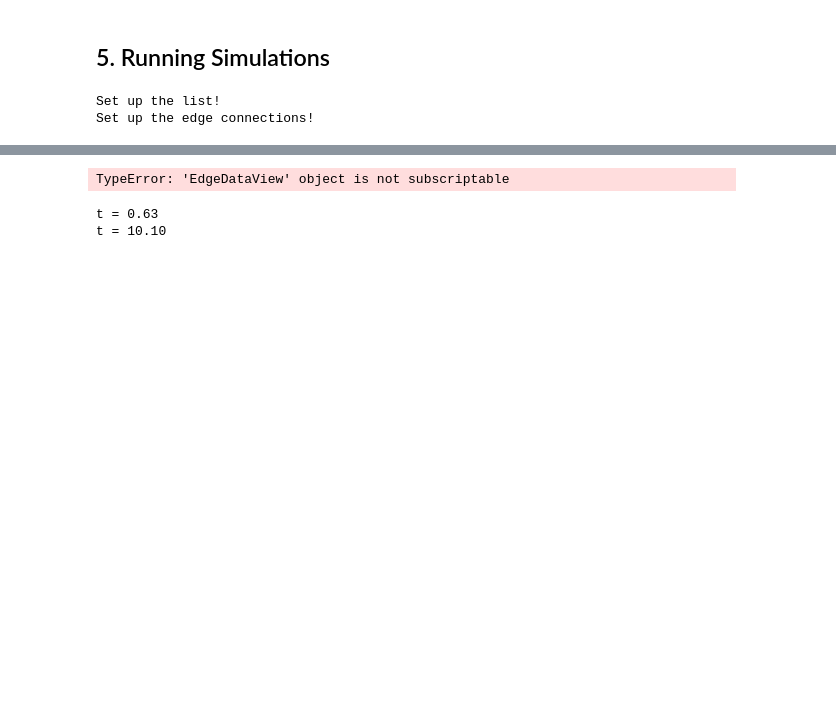
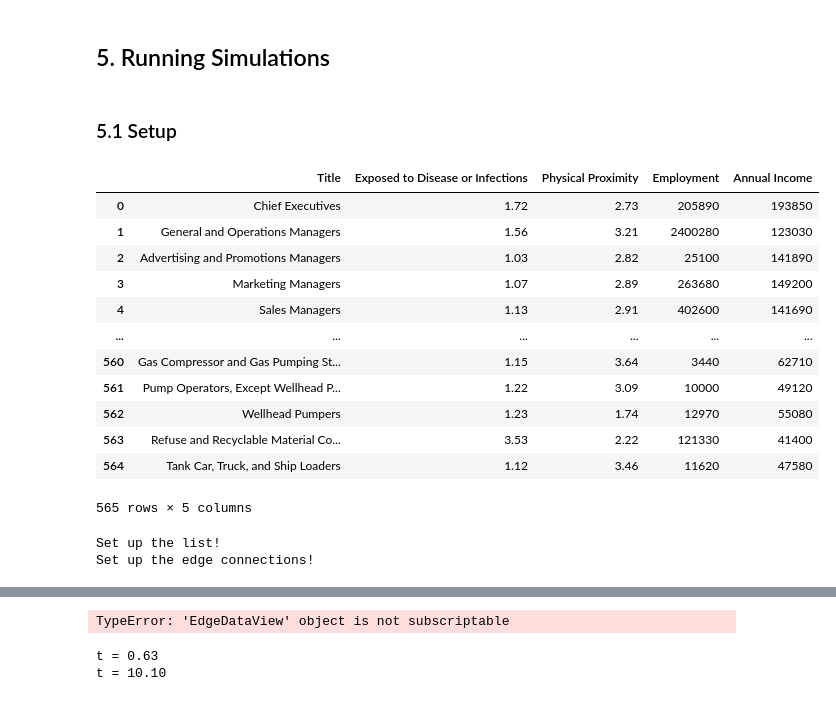
Before and after one commit to zb3qk/Social-Distancing-By-Occupation, a Jupyter notebook: buildData.ipynb, the cells around one changed output, grey strips where cells are left out. Drawn from its saved outputs; the diff is of its cells as text; code cells hidden in the pictures; blank space fills up the shorter version.

```diff
--- a/buildData.ipynb
+++ b/buildData.ipynb
@@ -212,11 +212,29 @@ with open("pickles/SEIRS_model.pickle", "wb") as file:
     pickle.dump(model, file)
 # %% [markdown]
 ## 5. Running Simulations
+# %% [markdown]
+### 5.1 Setup
 # %%
 with open('pickles/worker_data_final.pickle', 'rb') as file:
     worker_data_final = pickle.load(file)
 # %%
 with open('pickles/listOfNodes.pickle', "rb") as file:
     listOfNodes = pickle.load(file)
+# %%
+worker_data_final
+# %% [output]
+|  | Title | Exposed to Disease or Infections | Physical Proximity | Employment | Annual Income |
+| 0 | Chief Executives | 1.72 | 2.73 | 205890 | 193850 |
+| 1 | General and Operations Managers | 1.56 | 3.21 | 2400280 | 123030 |
+| 2 | Advertising and Promotions Managers | 1.03 | 2.82 | 25100 | 141890 |
+| 3 | Marketing Managers | 1.07 | 2.89 | 263680 | 149200 |
+| 4 | Sales Managers | 1.13 | 2.91 | 402600 | 141690 |
+| ... | ... | ... | ... | ... | ... |
+| 560 | Gas Compressor and Gas Pumping St... | 1.15 | 3.64 | 3440 | 62710 |
+| 561 | Pump Operators, Except Wellhead P... | 1.22 | 3.09 | 10000 | 49120 |
+| 562 | Wellhead Pumpers | 1.23 | 1.74 | 12970 | 55080 |
+| 563 | Refuse and Recyclable Material Co... | 3.53 | 2.22 | 121330 | 41400 |
+| 564 | Tank Car, Truck, and Ship Loaders | 1.12 | 3.46 | 11620 | 47580 |
+565 rows × 5 columns
 # %%
 class Individual():
@@ -249,9 +263,10 @@ def initIndividuals():
     print("Set up the edge connections!")
-# %%
-initIndividuals()
-# %% [output]
-Set up the list!
-Set up the edge connections!
+# %%
+listOfIndividuals = []
+initIndividuals()
+# %% [output]
+Set up the list!
+Set up the edge connections!
 # %%
 with open("pickles/individuals.pickle", "wb") as file:
     pickle.dump(listOfIndividuals, file)
```
Also changed, not shown: parts of 15 cells of this notebook.
